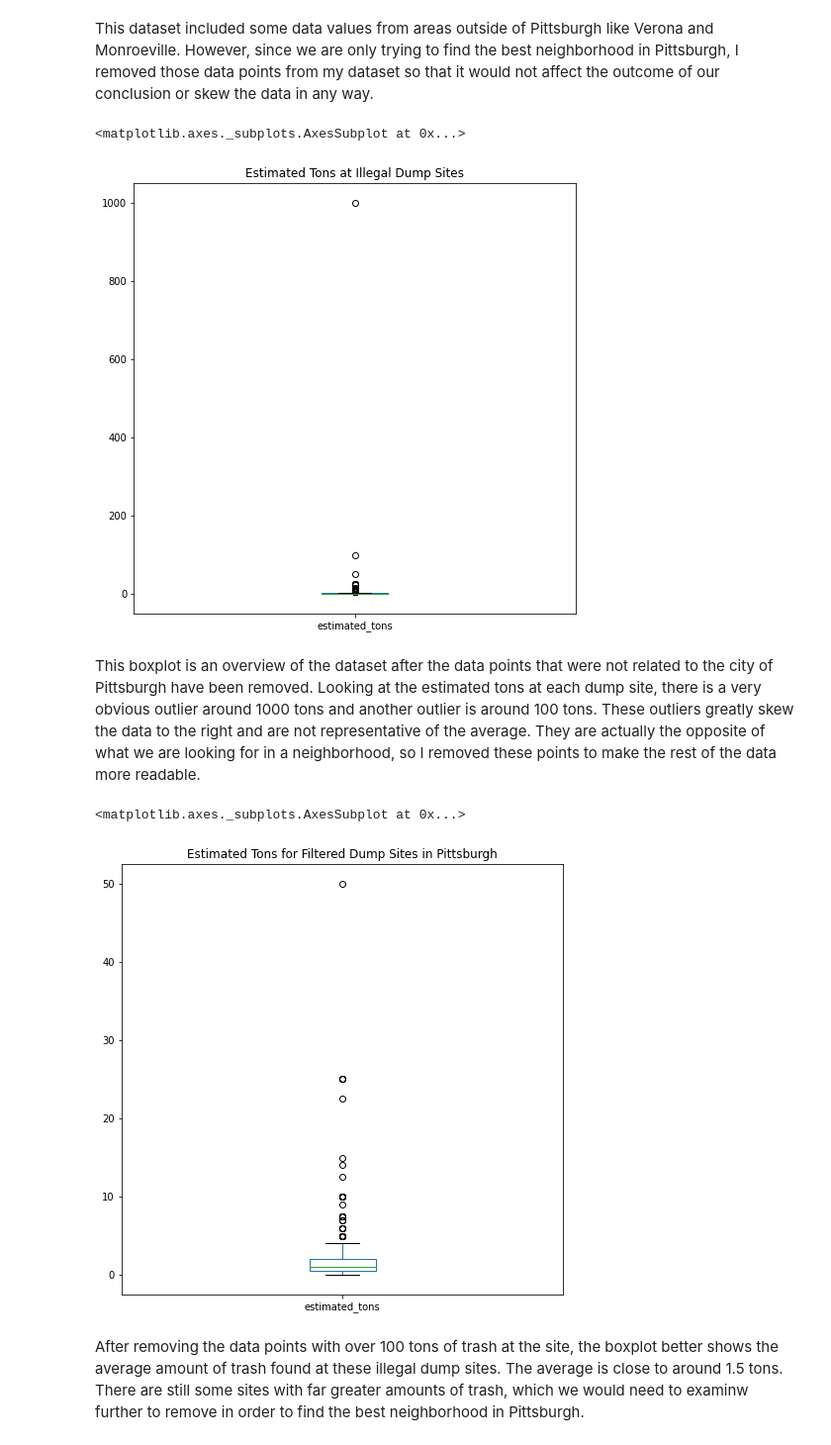
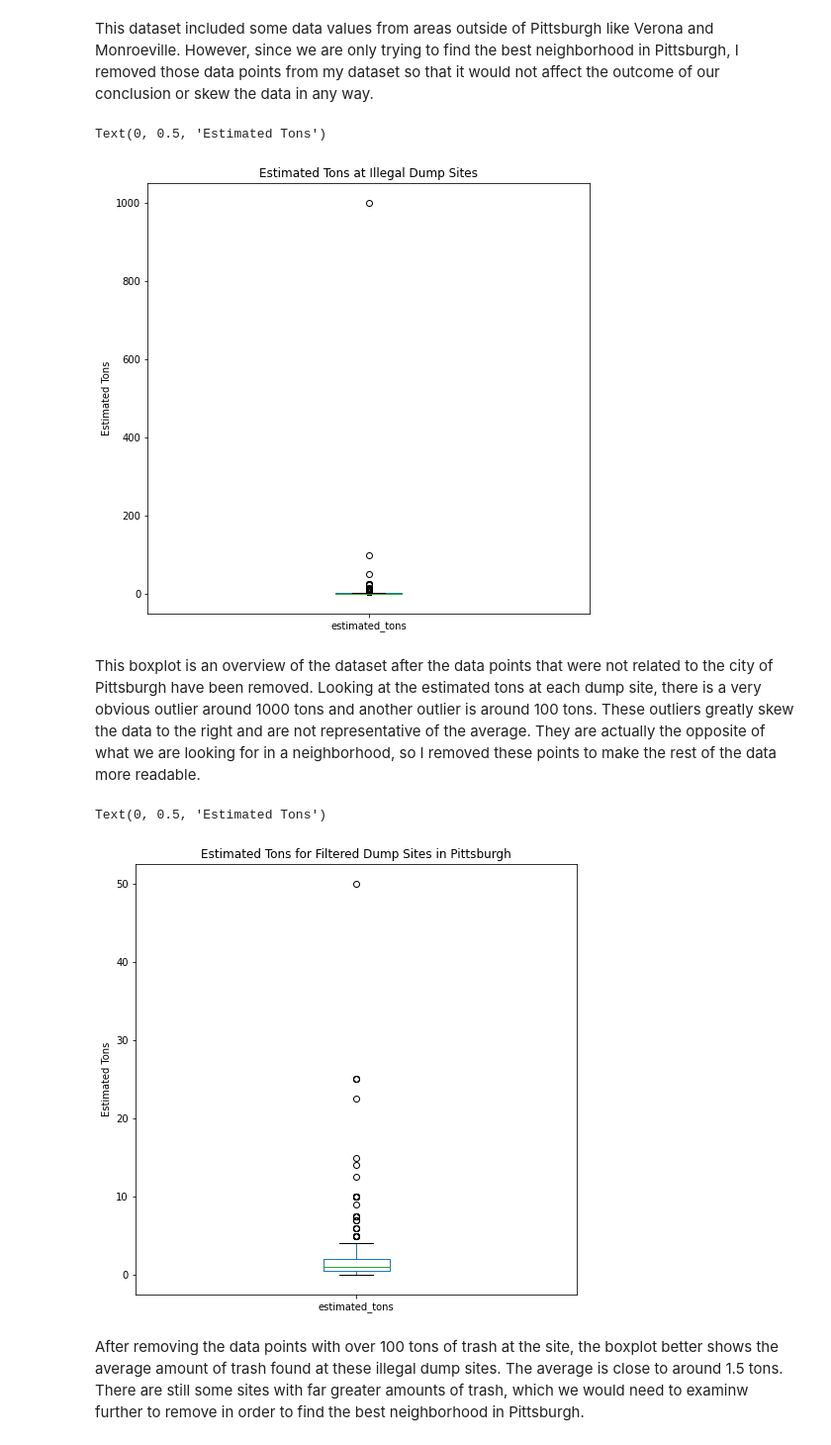
Before and after one commit to nikhitavys/Big-Ideas-Final-Project, a Jupyter notebook: Final-Report.ipynb, the cells around one changed output. Shown: that part at 99% size. Saved outputs shown, nothing was run; the diff lists cells and outputs as text; code cells hidden in the pictures.

```diff
--- a/Final-Report.ipynb
+++ b/Final-Report.ipynb
@@ -145,18 +144,20 @@ pitt = ds[querymask_ds]
 This dataset included some data values from areas outside of Pittsburgh like Verona and Monroeville. However, since we are only trying to find the best neighborhood in Pittsburgh, I removed those data points from my dataset so that it would not affect the outcome of our conclusion or skew the data in any way.
 # %%
 pitt['estimated_tons'].plot.box( title="Estimated Tons at Illegal Dump Sites", figsize =(8,8))
+plt.ylabel("Estimated Tons")
 # %% [output]
-<matplotlib.axes._subplots.AxesSubplot at 0x...>
+Text(0, 0.5, 'Estimated Tons')
-[figure, old version]
+[figure, new version]
 # %% [markdown]
 This boxplot is an overview of the dataset after the data points that were not related to the city of Pittsburgh have been removed. Looking at the estimated tons at each dump site, there is a very obvious outlier around 1000 tons and another outlier is around 100 tons. These outliers greatly skew the data to the right and are not representative of the average. They are actually the opposite of what we are looking for in a neighborhood, so I removed these points to make the rest of the data more readable.
 # %%
 filtered_ds = pitt[pitt['estimated_tons']<100]
 # %%
 filtered_ds['estimated_tons'].plot.box(title="Estimated Tons for Filtered Dump Sites in Pittsburgh", figsize =(8,8))
+plt.ylabel("Estimated Tons")
 # %% [output]
-<matplotlib.axes._subplots.AxesSubplot at 0x...>
+Text(0, 0.5, 'Estimated Tons')
-[figure, old version]
+[figure, new version]
 # %% [markdown]
 After removing the data points with over 100 tons of trash at the site, the boxplot better shows the average amount of trash found at these illegal dump sites. The average is close to around 1.5 tons. There are still some sites with far greater amounts of trash, which we would need to examinw further to remove in order to find the best neighborhood in Pittsburgh.
 # %%
```
Also changed, not shown: parts of 3 cells of this notebook.
